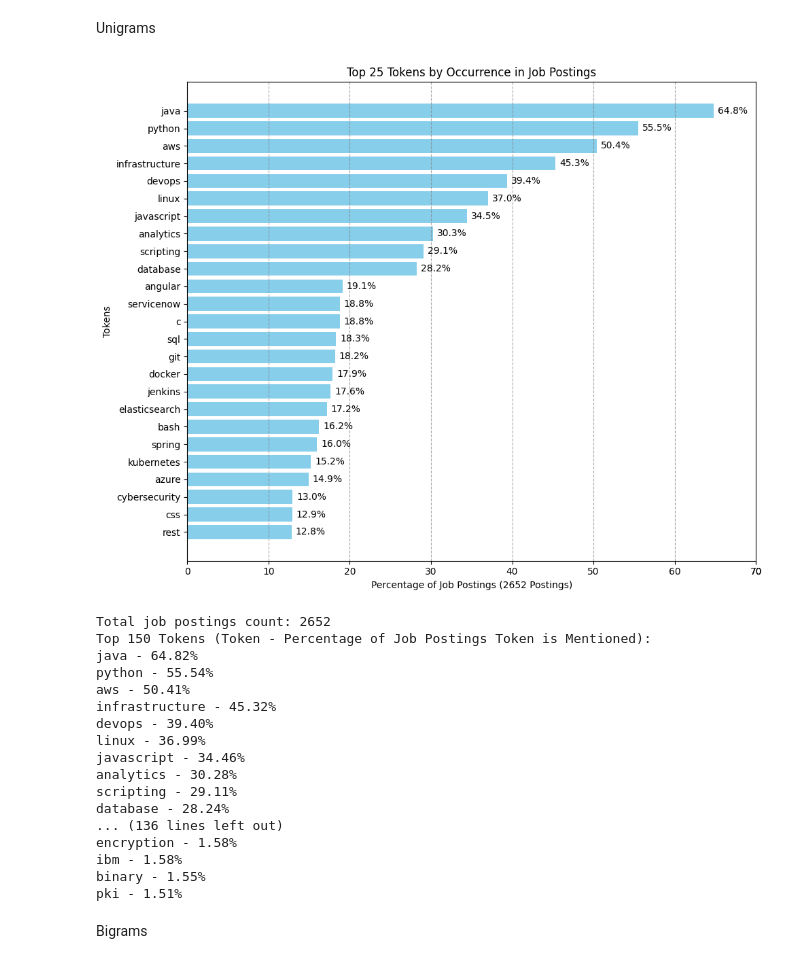
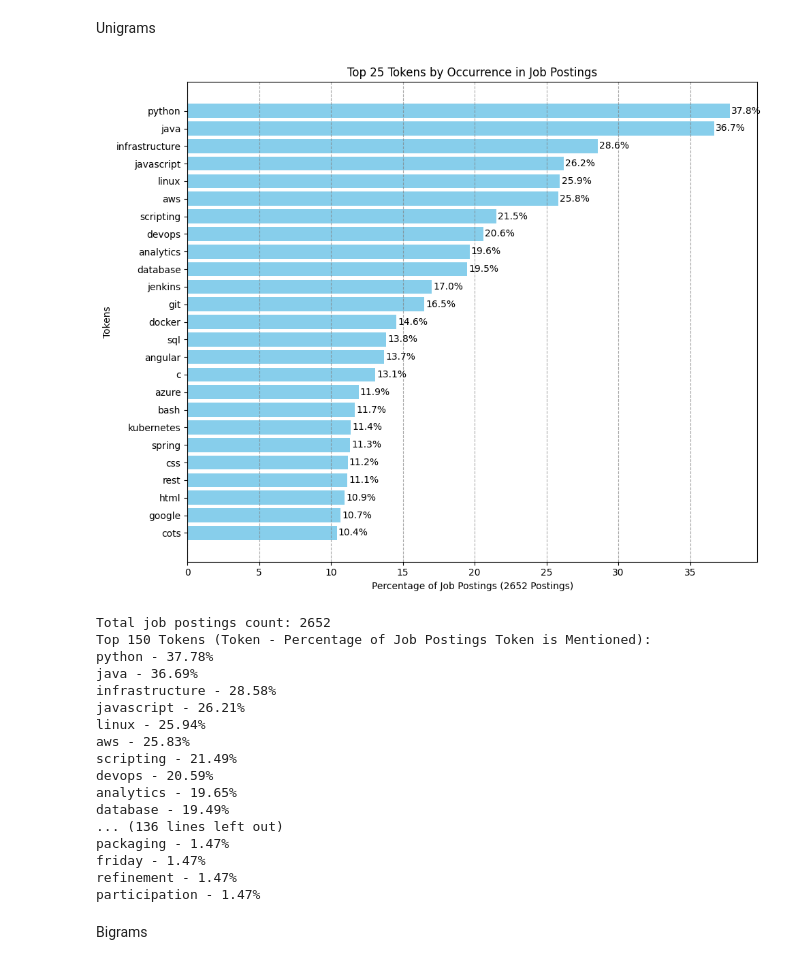
Before and after one commit to Eli-Jensen/job-scraper, a Jupyter notebook: analyze_tokens.ipynb, the cells around one changed output. Saved outputs shown, nothing was run; the diff lists cells and outputs as text; code cells hidden in the pictures.

```diff
--- a/analyze_tokens.ipynb
+++ b/analyze_tokens.ipynb
@@ -38,62 +38,60 @@ spark_df = spark.createDataFrame(job_descriptions_df)
 def tokenize_and_filter(text):
     tokens = word_tokenize(text)
     stop_words = broadcast_stop_words.value
-    return [word.lower() for word in tokens if word.isalpha() and word.lower() not in stop_words]
+    # Convert the token list to a set to ensure uniqueness within each job description
+    return list(set([word.lower() for word in tokens if word.isalpha() and word.lower() not in stop_words]))
 
 tokenize_and_filter_udf = udf(tokenize_and_filter, ArrayType(StringType()))
 filtered_tokens_df = spark_df.withColumn("filtered_tokens", tokenize_and_filter_udf(col("description")))
 exploded_df = filtered_tokens_df.withColumn("token", explode(col("filtered_tokens")))
 token_counts = exploded_df.groupBy("token").count().orderBy(col("count").desc())
 top_tokens = token_counts.limit(150).collect()
 
 tokens = [row['token'] for row in top_tokens]
 percentages = [(row['count'] / total_job_descriptions) * 100 for row in top_tokens]
 show_on_plot = 25
 
 plt.figure(figsize=(10, 8))
-bars = plt.barh(tokens[:show_on_plot][::-1], percentages[:show_on_plot][::-1], color='skyblue')  # Reverse lists to have the highest at the top
+bars = plt.barh(tokens[:show_on_plot][::-1], percentages[:show_on_plot][::-1], color='skyblue')
 plt.xlabel('Percentage of Job Postings (2652 Postings)')
 plt.ylabel('Tokens')
 plt.title(f'Top {show_on_plot} Tokens by Occurrence in Job Postings')
 plt.grid(True, axis='x', linestyle='--', color='gray', alpha=0.7)
-current_ticks = plt.xticks()[0]  # Get the current ticks on the x-axis
-new_ticks = list(current_ticks) + [70]  # Add 70 to the list of ticks
-plt.xticks(new_ticks)  # Set the new list of ticks on the x-axis
 
 # Add percentage labels at the end of each bar
 for bar, percentage in zip(bars, percentages[:show_on_plot][::-1]):
-    plt.text(bar.get_width() + 0.5, bar.get_y() + bar.get_height()/2, f'{percentage:.1f}%', va='center')
+    plt.text(bar.get_width() + 0.1, bar.get_y() + bar.get_height()/2, f'{percentage:.1f}%', va='center')
 
 plt.tight_layout()
 plt.show()
 
 print(f"Total job postings count: {total_job_descriptions}")
 print("Top 150 Tokens (Token - Percentage of Job Postings Token is Mentioned):")
 
 for row in top_tokens:
     percentage = (row['count'] / total_job_descriptions) * 100
     print(f"{row['token']} - {percentage:.2f}%")
 
 spark.stop()
 # %% [output]
-[figure, old version]
+[figure, new version]
 Total job postings count: 2652
 Top 150 Tokens (Token - Percentage of Job Postings Token is Mentioned):
-java - 64.82%
-python - 55.54%
-aws - 50.41%
-infrastructure - 45.32%
-devops - 39.40%
-linux - 36.99%
-javascript - 34.46%
-analytics - 30.28%
-scripting - 29.11%
-database - 28.24%
+python - 37.78%
+java - 36.69%
+infrastructure - 28.58%
+javascript - 26.21%
+linux - 25.94%
+aws - 25.83%
+scripting - 21.49%
+devops - 20.59%
+analytics - 19.65%
+database - 19.49%
 ... (136 lines left out)
-encryption - 1.58%
-ibm - 1.58%
-binary - 1.55%
-pki - 1.51%
+packaging - 1.47%
+friday - 1.47%
+refinement - 1.47%
+participation - 1.47%
 # %%
 import re
 
```
Also changed, not shown: parts of 2 cells of this notebook, 2 other files.
